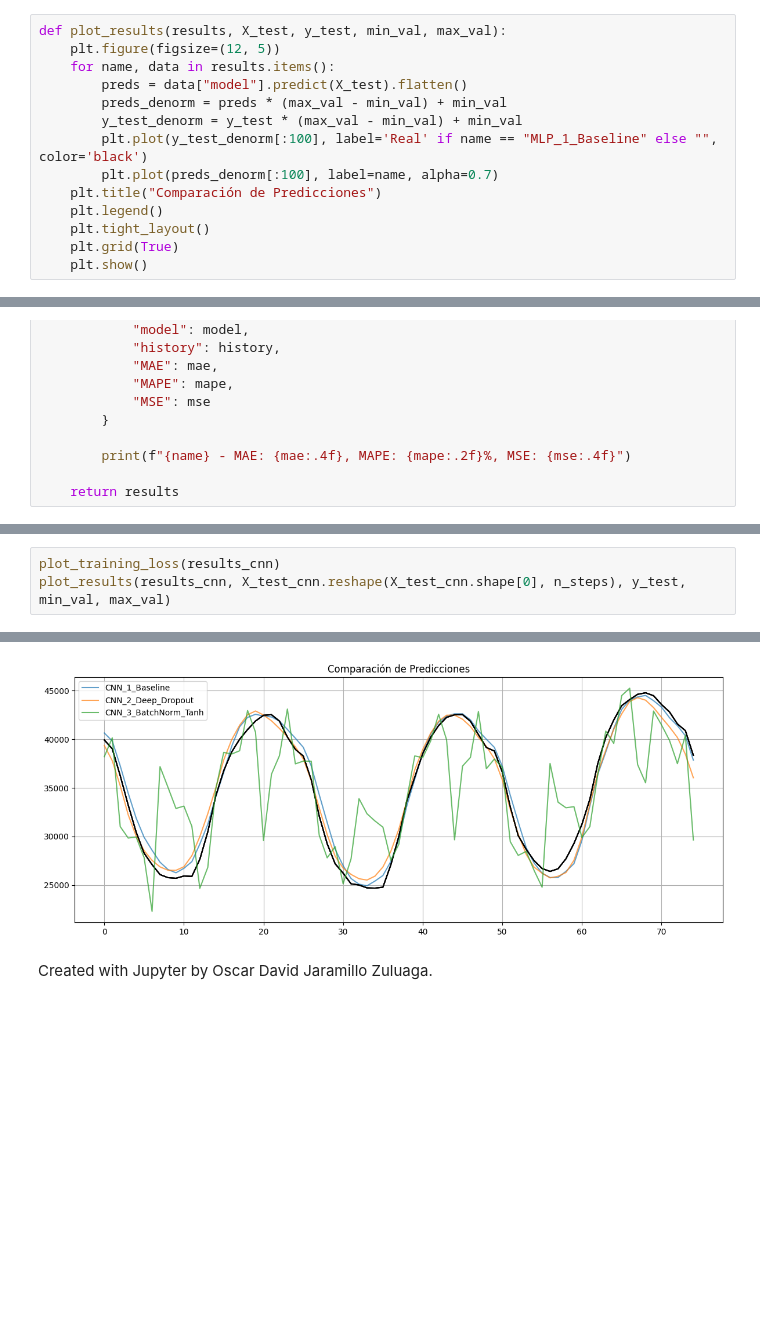
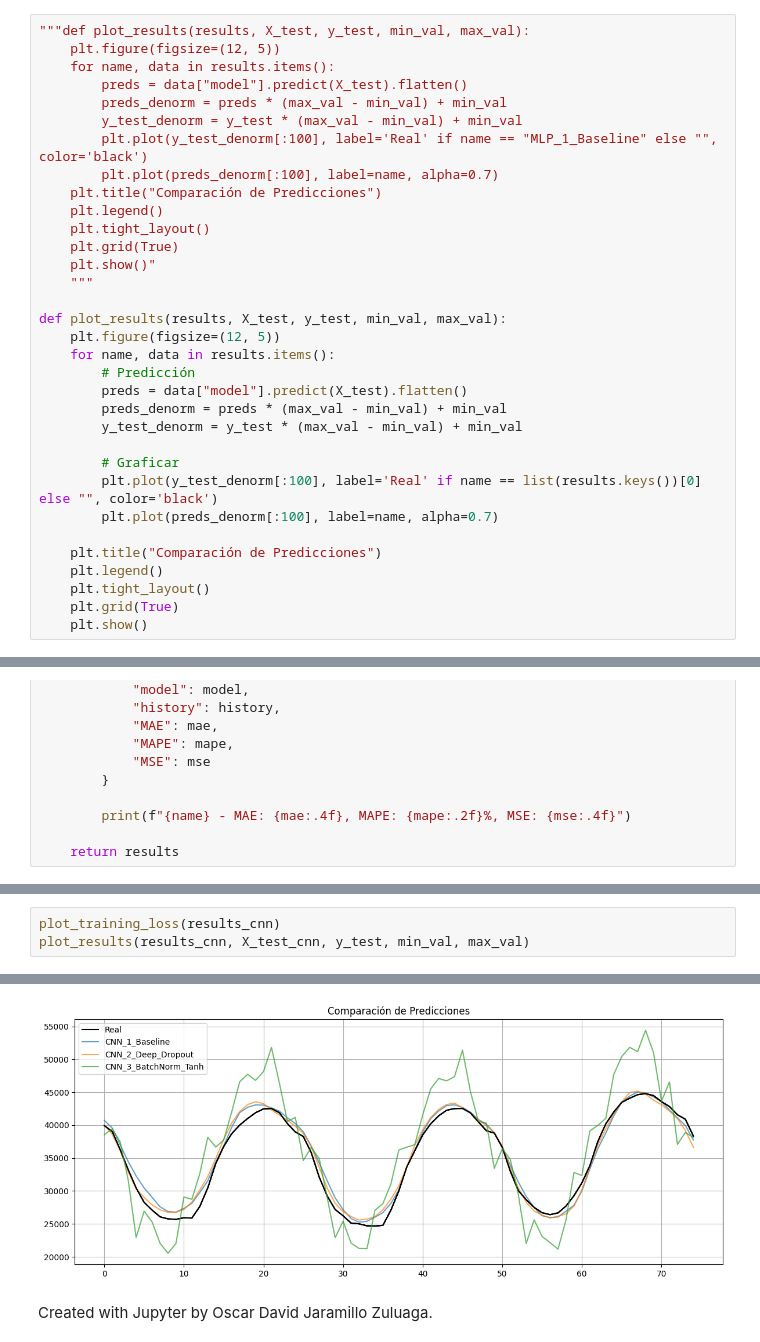
Before and after one commit to dafnetamayo/examen2MNL, a Jupyter notebook: Examen_Tema 2-2025-I/univariate/Examen2_Tema2.ipynb, the cells around one changed output, grey strips where cells are left out. Saved outputs shown, nothing was run; the diff lists cells and outputs as text; blank space fills up the shorter version.

Commit message:
modelo cnn

```diff
--- a/Examen_Tema 2-2025-I/univariate/Examen2_Tema2.ipynb
+++ b/Examen_Tema 2-2025-I/univariate/Examen2_Tema2.ipynb
@@ -472,7 +472,7 @@ def train_and_evaluate_models(X_train, y_train, X_val, y_val, X_test, y_test, n_
 
     return results
 # %%
-def plot_results(results, X_test, y_test, min_val, max_val):
+"""def plot_results(results, X_test, y_test, min_val, max_val):
     plt.figure(figsize=(12, 5))
     for name, data in results.items():
         preds = data["model"].predict(X_test).flatten()
@@ -484,6 +484,25 @@ def plot_results(results, X_test, y_test, min_val, max_val):
     plt.legend()
     plt.tight_layout()
     plt.grid(True)
+    plt.show()"
+    """
+
+def plot_results(results, X_test, y_test, min_val, max_val):
+    plt.figure(figsize=(12, 5))
+    for name, data in results.items():
+        # Predicción
+        preds = data["model"].predict(X_test).flatten()
+        preds_denorm = preds * (max_val - min_val) + min_val
+        y_test_denorm = y_test * (max_val - min_val) + min_val
+
+        # Graficar
+        plt.plot(y_test_denorm[:100], label='Real' if name == list(results.keys())[0] else "", color='black')
+        plt.plot(preds_denorm[:100], label=name, alpha=0.7)
+
+    plt.title("Comparación de Predicciones")
+    plt.legend()
+    plt.tight_layout()
+    plt.grid(True)
     plt.show()
 # %%
 results = train_and_evaluate_models(X_train, y_train, X_val, y_val, X_test, y_test, n_steps, min_val, max_val)
@@ -716,4 +735,4 @@ CNN_3_BatchNorm_Tanh - MAE: 0.1296, MAPE: 37.73%, MSE: 0.0313
 # %%
 plot_training_loss(results_cnn)
-plot_results(results_cnn, X_test_cnn.reshape(X_test_cnn.shape[0], n_steps), y_test, min_val, max_val)
+plot_results(results_cnn, X_test_cnn, y_test, min_val, max_val)
 # %% [output]
@@ -724,4 +743,4 @@ plot_results(results_cnn, X_test_cnn.reshape(X_test_cnn.shape[0], n_steps), y_te
-[figure, old version]
+[figure, new version]
 # %% [markdown]
 <script>
   $(document).ready(function(){
```
Also changed, not shown: parts of 8 cells of this notebook.
